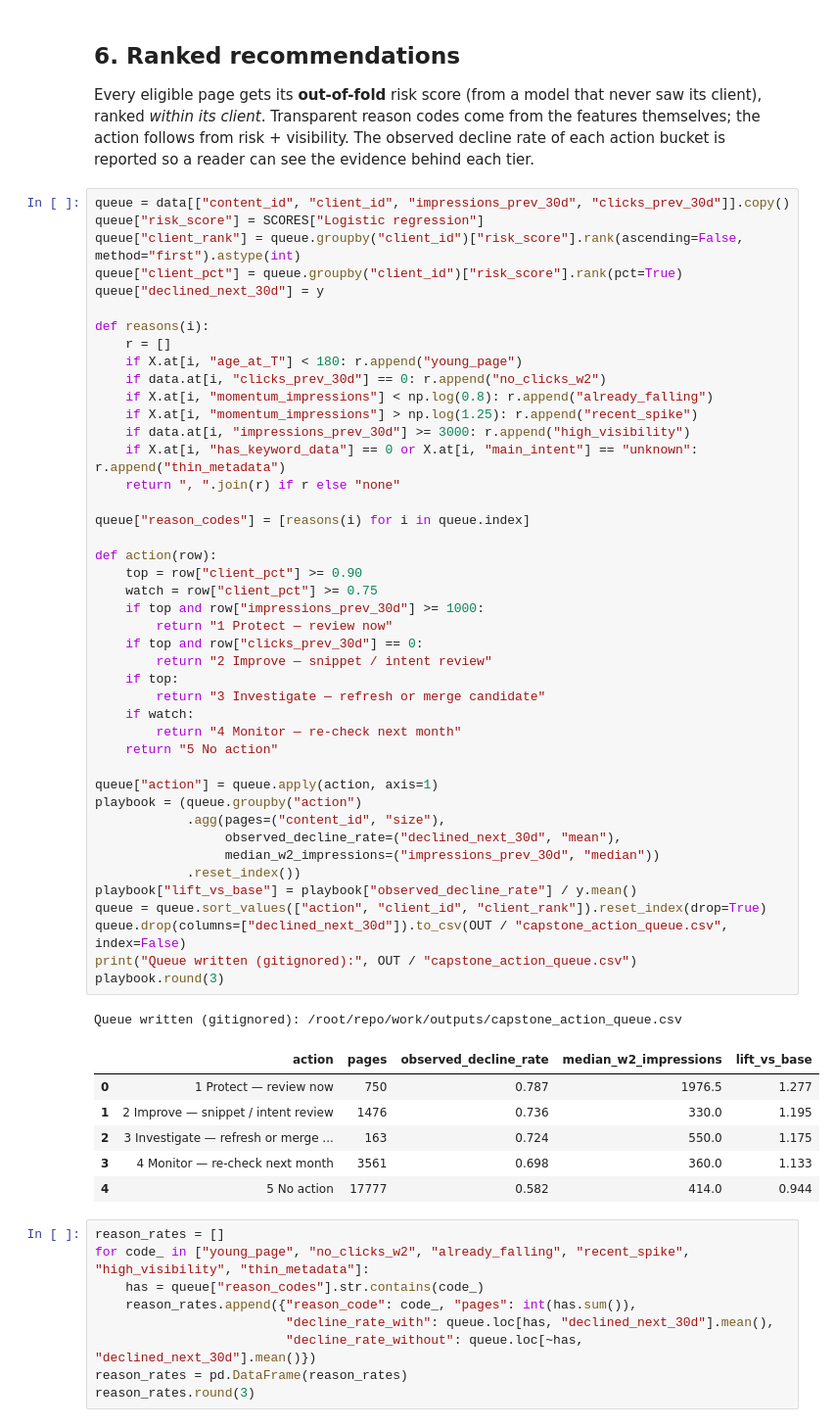
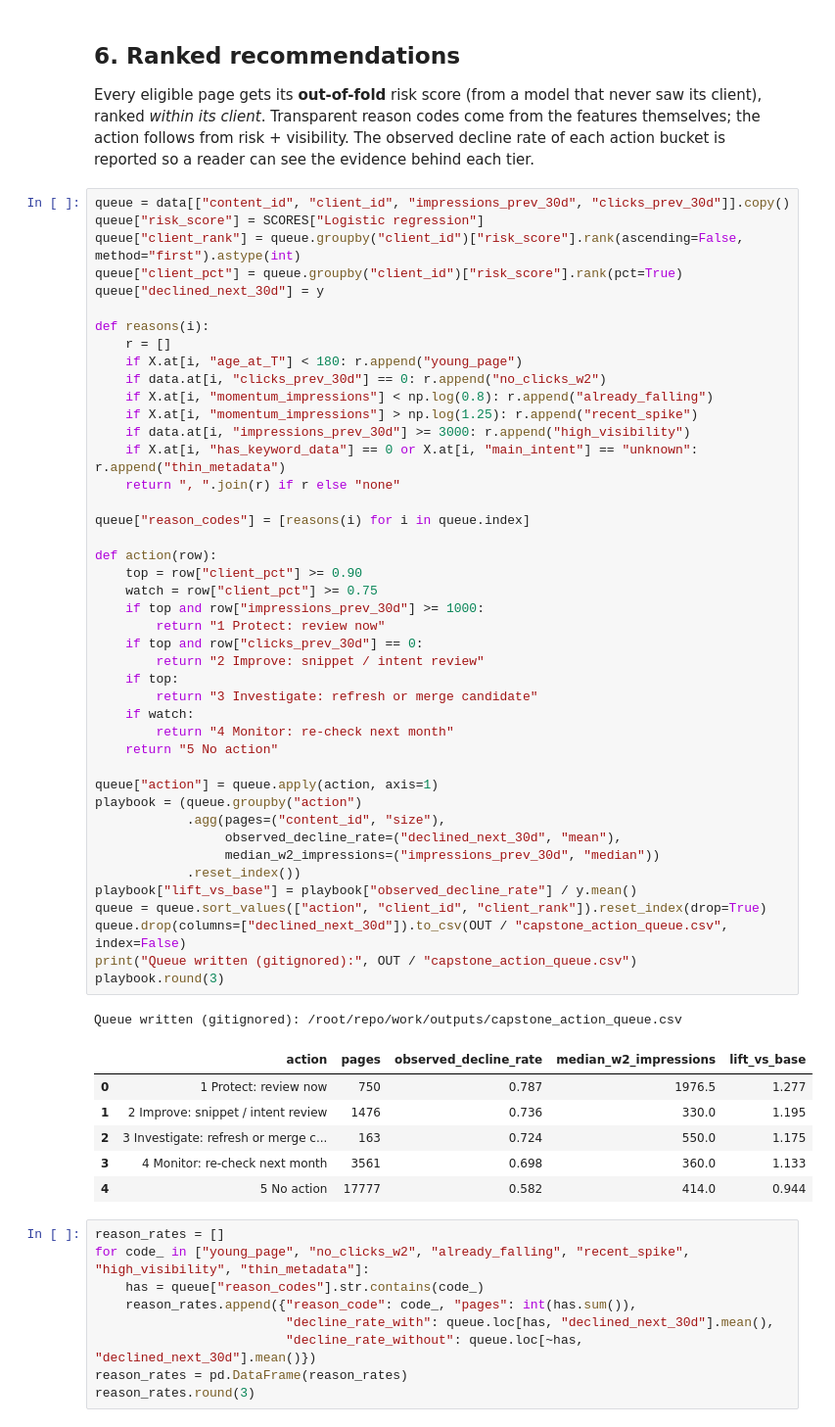
Before and after one commit to IbtissamToure/FlyRank-Internship, a Jupyter notebook: work/notebooks/capstone.ipynb, the cells around one changed output. Shown at 98% size. Drawn from its saved outputs; the diff is of its cells as text.

```diff
--- a/work/notebooks/capstone.ipynb
+++ b/work/notebooks/capstone.ipynb
@@ -410,41 +410,41 @@ def reasons(i):
     if X.at[i, "momentum_impressions"] > np.log(1.25): r.append("recent_spike")
     if data.at[i, "impressions_prev_30d"] >= 3000: r.append("high_visibility")
     if X.at[i, "has_keyword_data"] == 0 or X.at[i, "main_intent"] == "unknown": r.append("thin_metadata")
     return ", ".join(r) if r else "none"
 
 queue["reason_codes"] = [reasons(i) for i in queue.index]
 
 def action(row):
     top = row["client_pct"] >= 0.90
     watch = row["client_pct"] >= 0.75
     if top and row["impressions_prev_30d"] >= 1000:
-        return "1 Protect — review now"
+        return "1 Protect: review now"
     if top and row["clicks_prev_30d"] == 0:
-        return "2 Improve — snippet / intent review"
+        return "2 Improve: snippet / intent review"
     if top:
-        return "3 Investigate — refresh or merge candidate"
+        return "3 Investigate: refresh or merge candidate"
     if watch:
-        return "4 Monitor — re-check next month"
+        return "4 Monitor: re-check next month"
     return "5 No action"
 
 queue["action"] = queue.apply(action, axis=1)
 playbook = (queue.groupby("action")
             .agg(pages=("content_id", "size"),
                  observed_decline_rate=("declined_next_30d", "mean"),
                  median_w2_impressions=("impressions_prev_30d", "median"))
             .reset_index())
 playbook["lift_vs_base"] = playbook["observed_decline_rate"] / y.mean()
 queue = queue.sort_values(["action", "client_id", "client_rank"]).reset_index(drop=True)
 queue.drop(columns=["declined_next_30d"]).to_csv(OUT / "capstone_action_queue.csv", index=False)
 print("Queue written (gitignored):", OUT / "capstone_action_queue.csv")
 playbook.round(3)
 # %% [output]
 Queue written (gitignored): /root/repo/work/outputs/capstone_action_queue.csv
 |  | action | pages | observed_decline_rate | median_w2_impressions | lift_vs_base |
-| 0 | 1 Protect — review now | 750 | 0.787 | 1976.5 | 1.277 |
-| 1 | 2 Improve — snippet / intent review | 1476 | 0.736 | 330.0 | 1.195 |
-| 2 | 3 Investigate — refresh or merge ... | 163 | 0.724 | 550.0 | 1.175 |
-| 3 | 4 Monitor — re-check next month | 3561 | 0.698 | 360.0 | 1.133 |
+| 0 | 1 Protect: review now | 750 | 0.787 | 1976.5 | 1.277 |
+| 1 | 2 Improve: snippet / intent review | 1476 | 0.736 | 330.0 | 1.195 |
+| 2 | 3 Investigate: refresh or merge c... | 163 | 0.724 | 550.0 | 1.175 |
+| 3 | 4 Monitor: re-check next month | 3561 | 0.698 | 360.0 | 1.133 |
 | 4 | 5 No action | 17777 | 0.582 | 414.0 | 0.944 |
 # %%
 reason_rates = []
```
Also changed, not shown: parts of 1 cell of this notebook, 3 other files.
